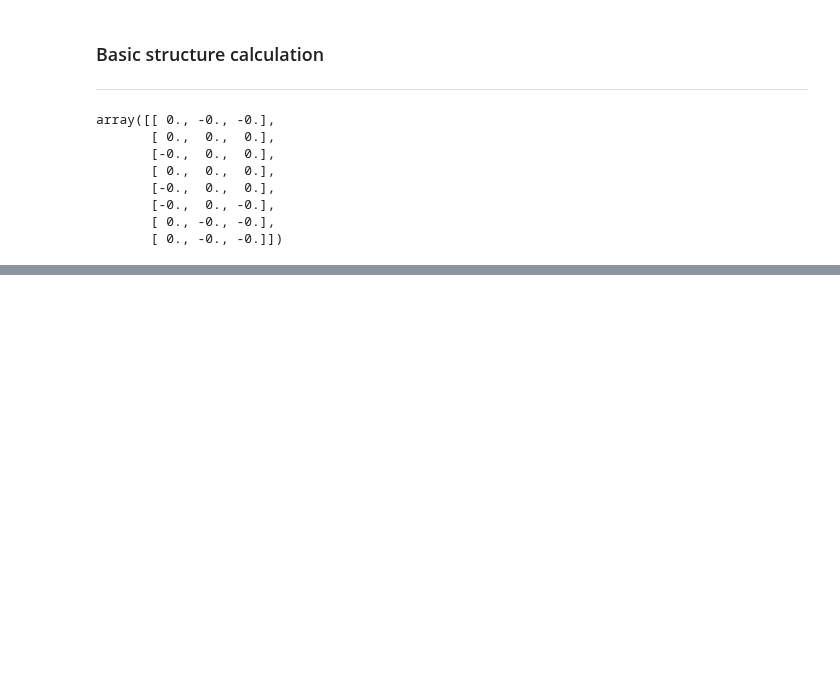
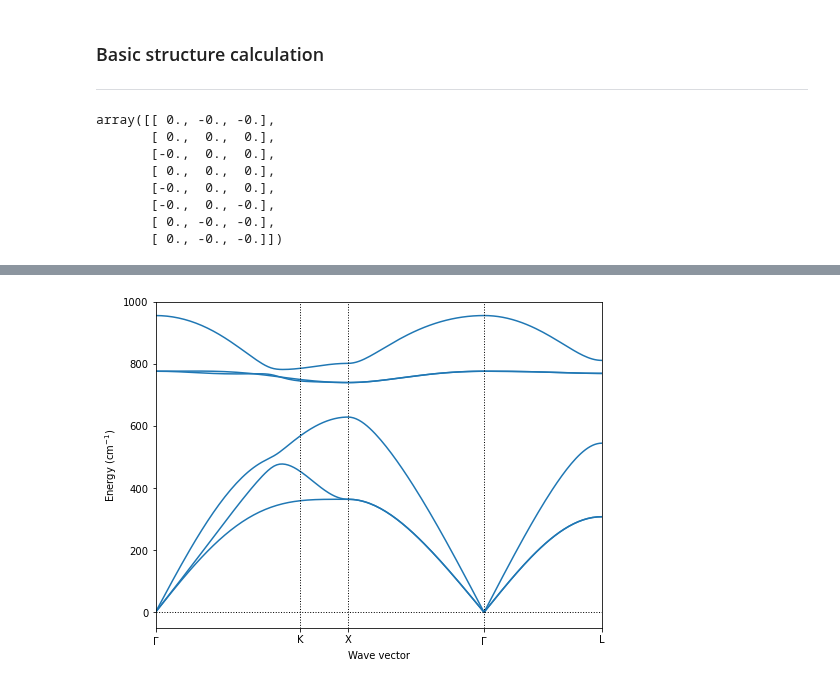
Before and after one commit to jochym/abinitio-methods, a Jupyter notebook: 08_Lattice_Dynamics.ipynb, the cells around one changed output, grey strips where cells are left out. Drawn from its saved outputs; the diff is of its cells as text; code cells hidden in the pictures; blank space fills up the shorter version.

```diff
--- a/08_Lattice_Dynamics.ipynb
+++ b/08_Lattice_Dynamics.ipynb
@@ -160,0 +125,7 @@ CalculationFailed: Calculator "abinit" failed with command "abinit < SiC_SC.file
+# %%
+dsp={}
+N = 2
+for n in range(N):
+    dsp[n] = ase.Atoms(cryst)
+    dsp[n].set_calculator(create_calculator(f'SiC_dsp_{n}'))
+    dsp[n].rattle(stdev=0.01)
@@ -160,0 +142,28 @@ CalculationFailed: Calculator "abinit" failed with command "abinit < SiC_SC.file
+# %%
+figsize(8,6)
+fn = f'work_08/CRYST.bands'
+with open(fn, 'r') as df:
+    for i, l in enumerate(df):
+        if i==0:
+            nm = [n.replace('G','$\\Gamma$') for n in l.split()[1:]]
+        elif i==1:
+            pos = [float(x) for x in l.split()[1:]]
+        else :
+            break
+    pnts = [nm,pos]
+d = loadtxt(fn).T
+plot(d[0], d[1:].T, color=f'C0', ls='-')
+
+
+xlim(pnts[1][0], pnts[1][-1])
+ylim(bottom=-50, top=1000)
+axhline(ls=":", lw=1, color='k')
+gca().set_xticks(pnts[1])
+gca().set_xticklabels(pnts[0])
+for xx in pnts[1][1:-1]:
+    axvline(xx, ls=':', lw=1, color='k')
+
+ylabel('Energy (cm$^{-1}$)')
+xlabel('Wave vector');
+# %% [output]
+[figure, added]
```
Also changed, not shown: parts of 7 cells of this notebook.
